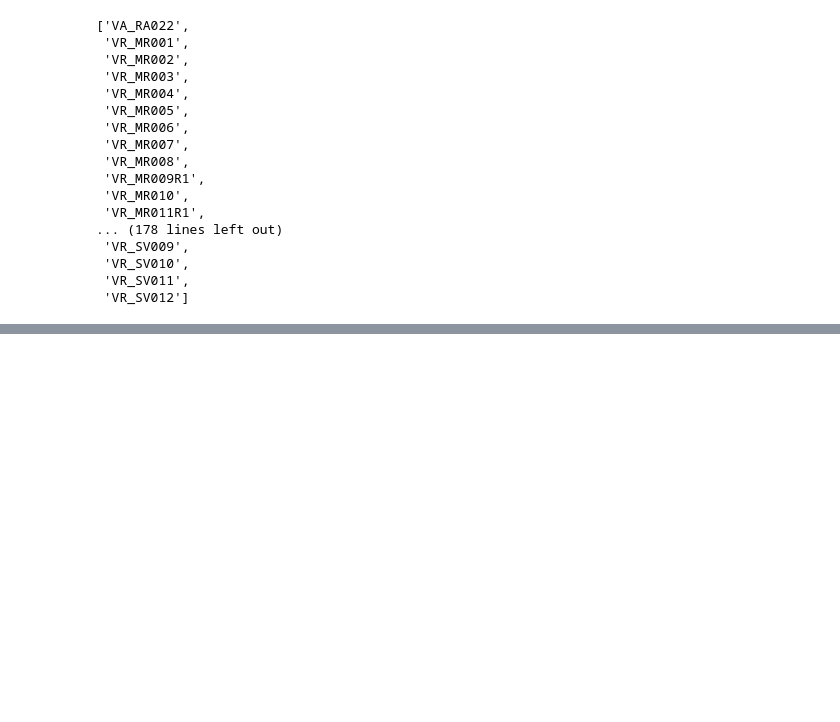
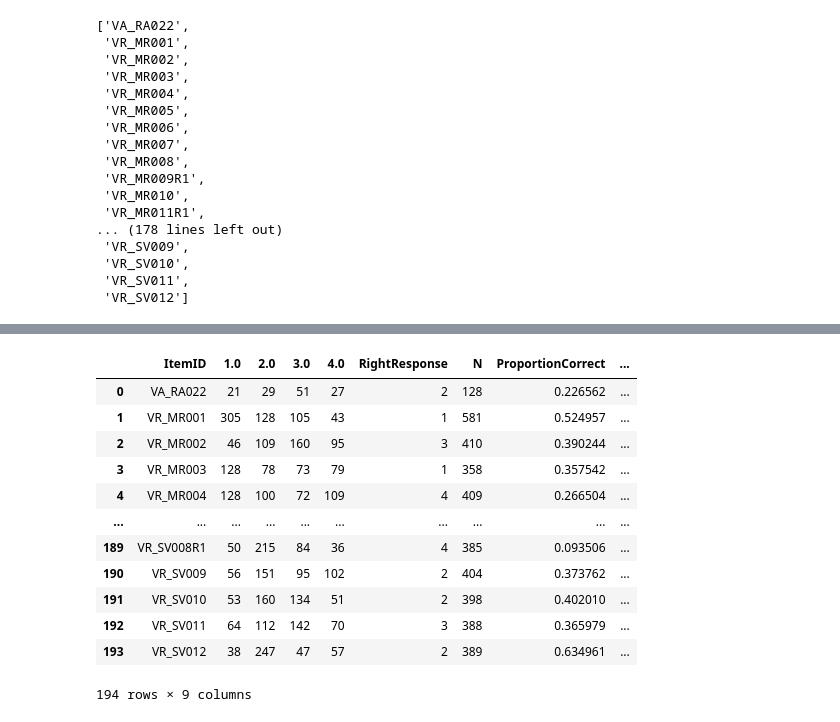
Before and after one commit to tianchu-shu/NWMSS, a Jupyter notebook: NIHTB_Norming/VR_norm.ipynb, the cells around one changed output, grey strips where cells are left out. Drawn from its saved outputs; the diff is of its cells as text; code cells hidden in the pictures; blank space fills up the shorter version.

Commit message:
point biserial correlation

```diff
--- a/NIHTB_Norming/VR_norm.ipynb
+++ b/NIHTB_Norming/VR_norm.ipynb
@@ -327,0 +447,2 @@ final.shape
+# %%
+pdc.columns=['PIN', 'ItemID', 'Score', 'Avg_Score_for_Test']
@@ -327,0 +480,12 @@ final.shape
+# %%
+from scipy import stats
+import numpy as np
+
+dc = {}
+for Item in pdc.ItemID.unique():
+    a =np.array(pdc[pdc.ItemID ==Item].Score)
+    b =np.array(pdc[pdc.ItemID ==Item].Avg_Score_for_Test)
+    #b = np.arange(len(a))
+    tstat, p = stats.pointbiserialr(a,b)
+    print(round(tstat,2))
+    dc[Item] = round(tstat,2)
@@ -327,0 +530,5 @@ final.shape
+# %%
+num = pd.DataFrame.from_dict(dc,orient='index')
+# %%
+num = num.reset_index()
+num.columns=['ItemID','point_biserial']
@@ -327,0 +551,17 @@ final.shape
+# %%
+rv = pd.merge(adf, num, on='ItemID',how='left')
+rv
+# %% [output]
+|  | ItemID | 1.0 | 2.0 | 3.0 | 4.0 | RightResponse | N | ProportionCorrect | ... |
+| 0 | VA_RA022 | 21 | 29 | 51 | 27 | 2 | 128 | 0.226562 | ... |
+| 1 | VR_MR001 | 305 | 128 | 105 | 43 | 1 | 581 | 0.524957 | ... |
+| 2 | VR_MR002 | 46 | 109 | 160 | 95 | 3 | 410 | 0.390244 | ... |
+| 3 | VR_MR003 | 128 | 78 | 73 | 79 | 1 | 358 | 0.357542 | ... |
+| 4 | VR_MR004 | 128 | 100 | 72 | 109 | 4 | 409 | 0.266504 | ... |
+| ... | ... | ... | ... | ... | ... | ... | ... | ... | ... |
+| 189 | VR_SV008R1 | 50 | 215 | 84 | 36 | 4 | 385 | 0.093506 | ... |
+| 190 | VR_SV009 | 56 | 151 | 95 | 102 | 2 | 404 | 0.373762 | ... |
+| 191 | VR_SV010 | 53 | 160 | 134 | 51 | 2 | 398 | 0.402010 | ... |
+| 192 | VR_SV011 | 64 | 112 | 142 | 70 | 3 | 388 | 0.365979 | ... |
+| 193 | VR_SV012 | 38 | 247 | 47 | 57 | 2 | 389 | 0.634961 | ... |
+194 rows × 9 columns
```
Also changed, not shown: parts of 93 cells of this notebook.
